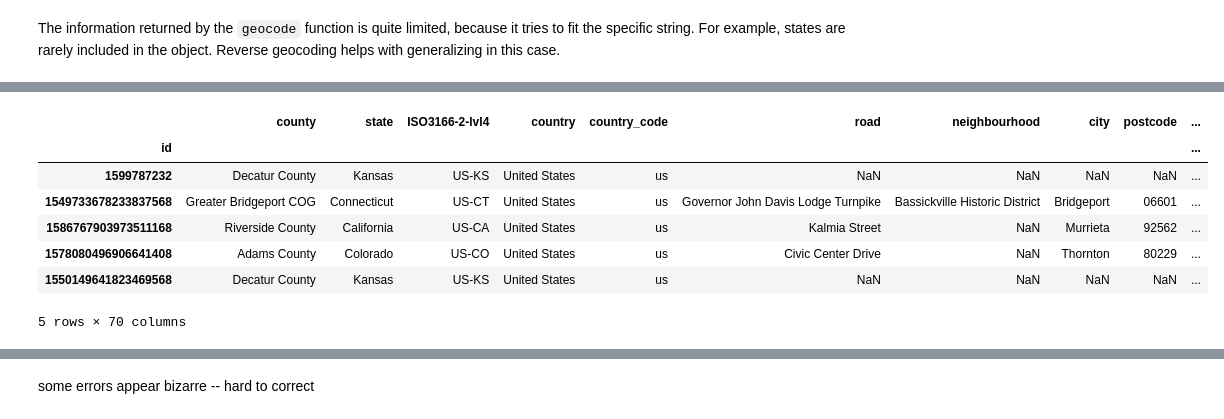
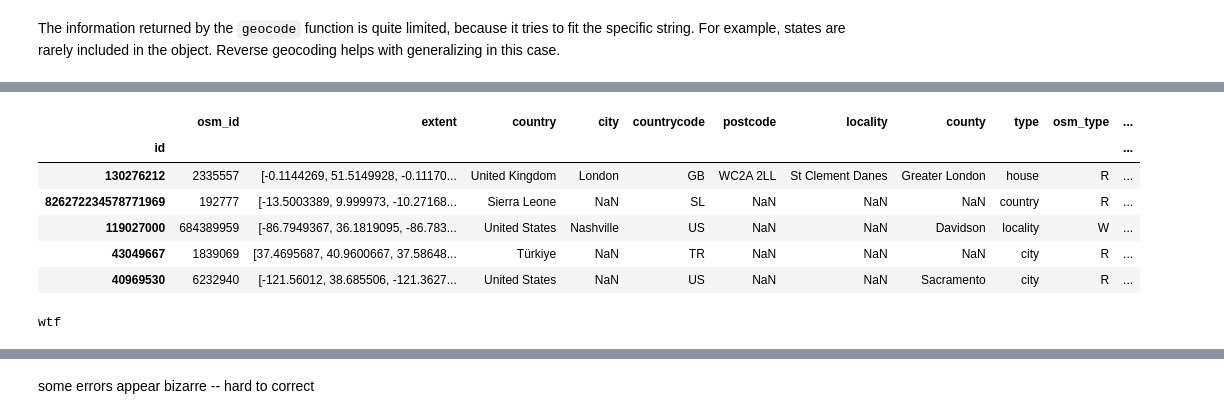
Before and after one commit to hide-ous/twitter_polls, a Jupyter notebook: geocode_from_bios.ipynb, the cells around one changed output, grey strips where cells are left out. Drawn from its saved outputs; the diff is of its cells as text; code cells hidden in the pictures.

```diff
--- a/geocode_from_bios.ipynb
+++ b/geocode_from_bios.ipynb
@@ -187 +228,8 @@ with open(os.path.join(DATA_PATH, 'excepted.pkl'), 'wb+') as f:
+# %%
+# save data
+for fname, to_pickle in {'resolved.pkl':resolved,
+                        'tested.pkl':tested,
+                        'timed_out.pkl':timed_out,
+                        'excepted.pkl':excepted,}.items() :
+    checkpoint(to_pickle, fname)
 # %%
@@ -193,7 +259,14 @@ timed_out_reverse = set()
 # %%
-for location, location_obj in tqdm(resolved.items()):
+for i, (location, location_obj) in tqdm(enumerate(resolved.items())):
     if location in tested_reverse:
         continue
+    if (i % 100000) == 0:
+        # save data
+        for fname, to_pickle in {'resolved_reverse.pkl':resolved_reverse,
+                                'tested_reverse.pkl':tested_reverse,
+                                'timed_out_reverse.pkl':timed_out_reverse,}.items() :
+            checkpoint(to_pickle, fname)
+
     if not location_obj:
         continue
     try:
@@ -206,9 +279,14 @@ for location, location_obj in tqdm(resolved.items()):
         tested_reverse.add(location)
 
 # save data
-with open(os.path.join(DATA_PATH, 'resolved_reverse.pkl'), 'wb+') as f:
-    pickle.dump(resolved_reverse, f)
-with open(os.path.join(DATA_PATH, 'tested_reverse.pkl'), 'wb+') as f:
-    pickle.dump(tested_reverse, f)
-with open(os.path.join(DATA_PATH, 'timed_out_reverse.pkl'), 'wb+') as f:
-    pickle.dump(timed_out_reverse, f)
+for fname, to_pickle in {'resolved_reverse.pkl':resolved_reverse,
+                        'tested_reverse.pkl':tested_reverse,
+                        'timed_out_reverse.pkl':timed_out_reverse,}.items() :
+    checkpoint(to_pickle, fname)
+# %%
+with open(os.path.join(DATA_PATH, 'resolved_reverse.pkl'), 'rb') as f:
+    resolved_reverse = pickle.load(f)
+with open(os.path.join(DATA_PATH, 'tested_reverse.pkl'), 'rb') as f:
+    tested_reverse = pickle.load(f)
+with open(os.path.join(DATA_PATH, 'timed_out_reverse.pkl'), 'rb') as f:
+    timed_out_reverse = pickle.load(f)
@@ -231,3 +339,6 @@ locations['location_obj_reversed'] = locations.location_str.map(resolved_reverse
 # %%
 # # apply the reverse geolocator
 # locations['location_obj_reversed'] = locations.location_obj.apply(partial(reverse_location, geolocator=geolocator))
+# %%
+for _, x in resolved.items():
+    break
@@ -234,13 +355,16 @@ locations['location_obj_reversed'] = locations.location_str.map(resolved_reverse
 # %%
 # unpack address information
-addresses = pd.DataFrame(locations.location_obj_reversed.dropna().apply(lambda x:pd.Series(x.raw['address'])))
+addresses = pd.DataFrame(locations.location_obj_reversed.dropna().apply(lambda x:pd.Series(x.raw['properties'])))
 addresses.head()
 # %% [output]
-|  | county | state | ISO3166-2-lvl4 | country | country_code | road | neighbourhood | city | postcode | ... |
-| id |  |  |  |  |  |  |  |  |  | ... |
-| 1599787232 | Decatur County | Kansas | US-KS | United States | us | NaN | NaN | NaN | NaN | ... |
-| 1549733678233837568 | Greater Bridgeport COG | Connecticut | US-CT | United States | us | Governor John Davis Lodge Turnpike | Bassickville Historic District | Bridgeport | 06601 | ... |
-| 1586767903973511168 | Riverside County | California | US-CA | United States | us | Kalmia Street | NaN | Murrieta | 92562 | ... |
-| 1578080496906641408 | Adams County | Colorado | US-CO | United States | us | Civic Center Drive | NaN | Thornton | 80229 | ... |
-| 1550149641823469568 | Decatur County | Kansas | US-KS | United States | us | NaN | NaN | NaN | NaN | ... |
+|  | osm_id | extent | country | city | countrycode | postcode | locality | county | type | osm_type | ... |
+| id |  |  |  |  |  |  |  |  |  |  | ... |
+| 130276212 | 2335557 | [-0.1144269, 51.5149928, -0.11170... | United Kingdom | London | GB | WC2A 2LL | St Clement Danes | Greater London | house | R | ... |
+| 826272234578771969 | 192777 | [-13.5003389, 9.999973, -10.27168... | Sierra Leone | NaN | SL | NaN | NaN | NaN | country | R | ... |
+| 119027000 | 684389959 | [-86.7949367, 36.1819095, -86.783... | United States | Nashville | US | NaN | NaN | Davidson | locality | W | ... |
+| 43049667 | 1839069 | [37.4695687, 40.9600667, 37.58648... | Türkiye | NaN | TR | NaN | NaN | NaN | city | R | ... |
+| 40969530 | 6232940 | [-121.56012, 38.685506, -121.3627... | United States | NaN | US | NaN | NaN | Sacramento | city | R | ... |
-5 rows × 70 columns
+# %%
+print('wtf')
+# %% [output]
+wtf
```
Also changed, not shown: parts of 52 cells of this notebook, 2 other files.
